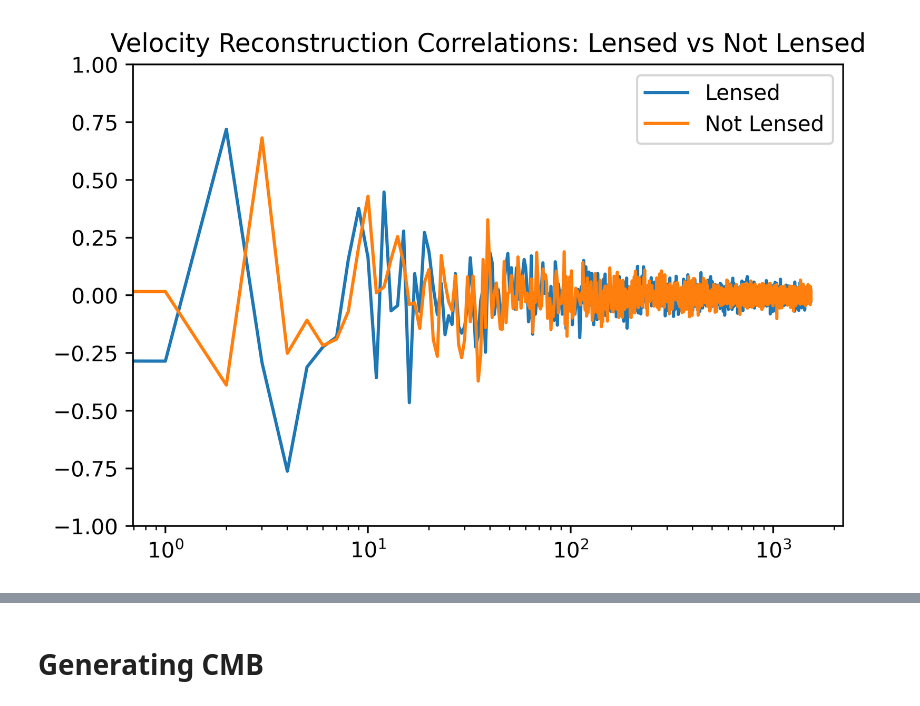
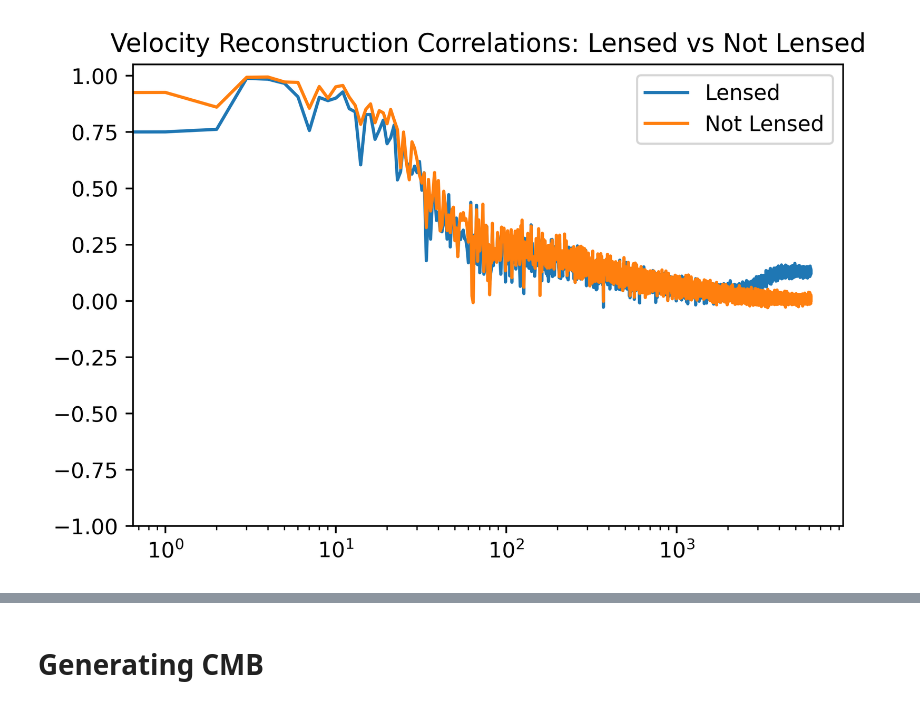
Before and after one commit to wurdahl/kSZfromPC, a Jupyter notebook: Recon.ipynb, the cells around one changed output, grey strips where cells are left out. Saved outputs shown, nothing was run; the diff lists cells and outputs as text; code cells hidden in the pictures.

```diff
--- a/Recon.ipynb
+++ b/Recon.ipynb
@@ -5,12 +6,12 @@ import matplotlib.pyplot as plt
 # %%
-CorrelationLensed = np.load("./ksz_reconstruction/NS_512_R_2048_P_2048_DV_64_Lens_True.z-0.40-0.50/corr_coeffNS_512_R_2048_P_2048_DV_64_Lens_True.npy")
-CorrelationNotLensed = np.load("./ksz_reconstruction/NS_512_R_2048_P_2048_DV_64_Lens_False.z-0.40-0.50/corr_coeffNS_512_R_2048_P_2048_DV_64_Lens_False.npy")
+CorrelationLensed = np.load("./ksz_reconstruction/NS_2048_R_2048_P_2048_DV_400_Lens_True.z-0.40-0.50/corr_coeffNS_2048_R_2048_P_2048_DV_400_Lens_True.npy")
+CorrelationNotLensed = np.load("./ksz_reconstruction/NS_2048_R_2048_P_2048_DV_400_Lens_False.z-0.40-0.50/corr_coeffNS_2048_R_2048_P_2048_DV_400_Lens_False.npy")
 # %%
 plt.figure(dpi=500)
 plt.semilogx( CorrelationLensed, label="Lensed")
 plt.semilogx( CorrelationNotLensed, label="Not Lensed")
-plt.ylim(-1,1)
+plt.ylim(-1,1.05)
 plt.title("Velocity Reconstruction Correlations: Lensed vs Not Lensed")
 plt.legend();
 # %% [output]
-[figure, old version]
+[figure, new version]
```
Also changed, not shown: parts of 11 cells of this notebook, 32 other files.
